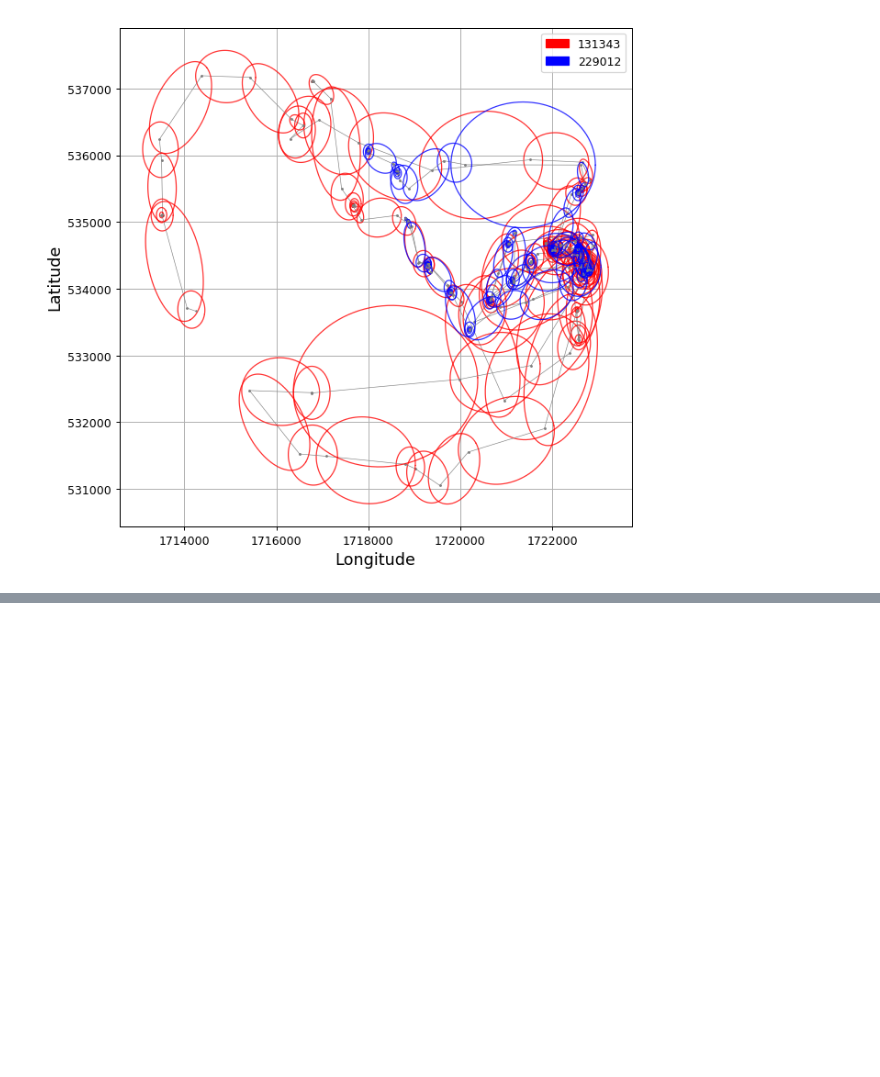
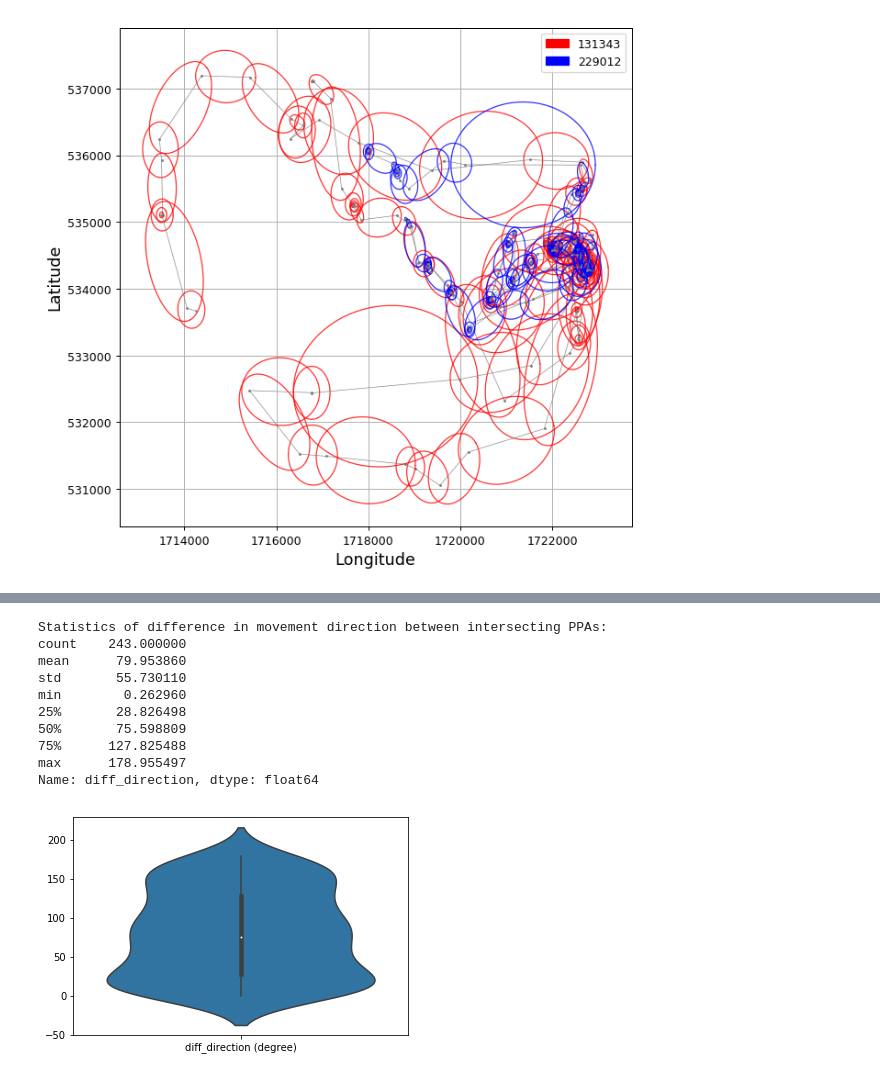
Before and after one commit to move-ucsb/ORTEGA, a Jupyter notebook: examples/example.ipynb, the cells around one changed output, grey strips where cells are left out. Drawn from its saved outputs; the diff is of its cells as text; code cells hidden in the pictures; blank space fills up the shorter version.

```diff
--- a/examples/example.ipynb
+++ b/examples/example.ipynb
@@ -31,7 +31,8 @@ The input data must contain following fields: unique id for the two moving entit
 
 The time field must be converted to datetime type and the value must contains year, month, day, hour, minute, and second.
 # %%
-bigdata = pd.read_csv('/path/Mother_Cub1.csv', sep=',',header=0)
+# bigdata = pd.read_csv('/path/Mother_Cub1.csv', sep=',',header=0)
+bigdata = pd.read_csv('/Users/rongxiangsu/rongxiang_jupyter/_data/Mother_Cub1.csv', sep=',',header=0)
 bigdata['Time_LMT'] = pd.to_datetime(bigdata.Time_LMT)
 print('total number of gps points:', bigdata.shape[0])
 # %% [output]
@@ -205,0 +200,17 @@ OutOfRangeError: latitude out of range (must be between 80 deg S and 84 deg N)
+# %%
+df_pair_angle = ortega.ppastatistics.compute_ppa_direction(df_intersecting_PPAs)
+ax = seaborn.violinplot(data=df_pair_angle['diff_direction'])
+ax.set_xticklabels(['diff_direction (degree)'])
+plt.show()
+# %% [output]
+Statistics of difference in movement direction between intersecting PPAs:
+count    243.000000
+mean      79.953860
+std       55.730110
+min        0.262960
+25%       28.826498
+50%       75.598809
+75%      127.825488
+max      178.955497
+Name: diff_direction, dtype: float64
+[figure, added]
```
Also changed, not shown: parts of 15 cells of this notebook, 2 other files.
